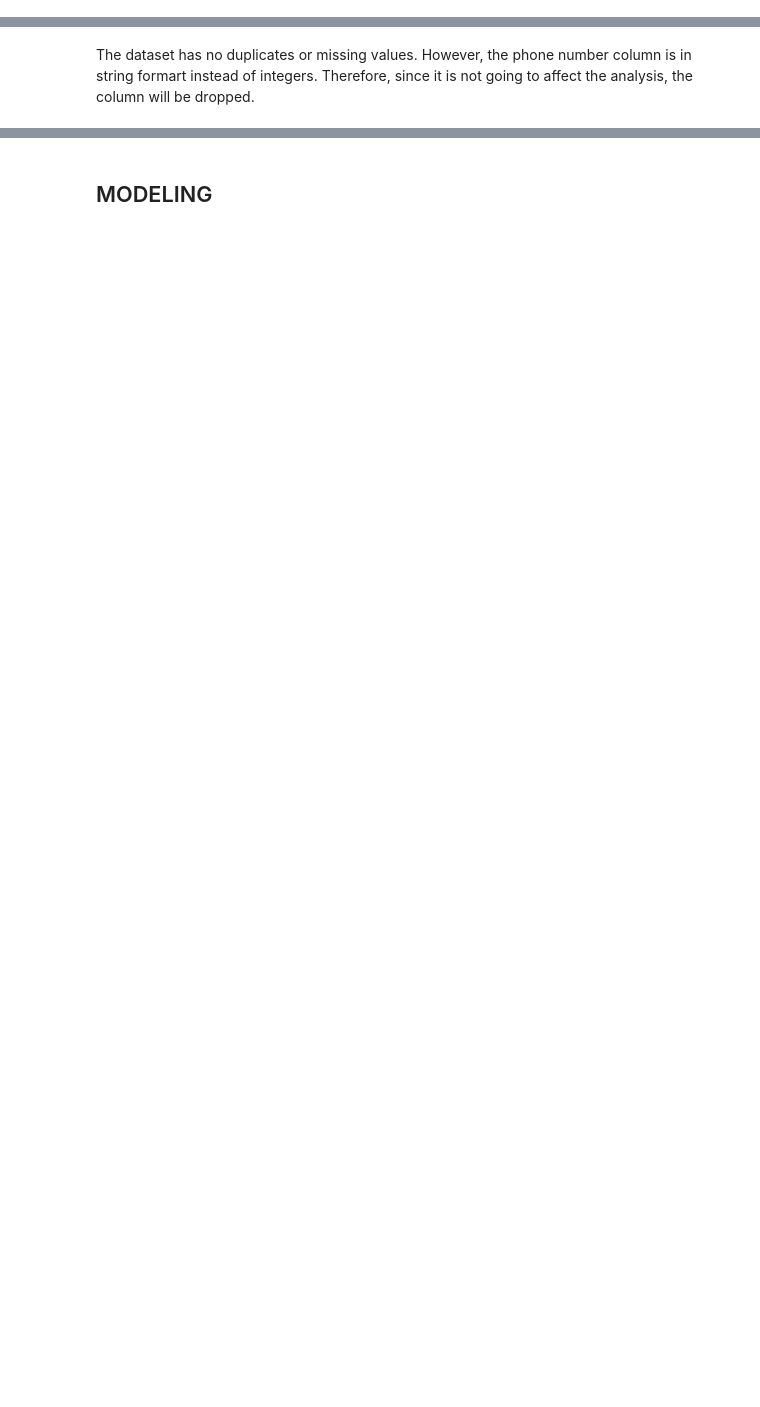
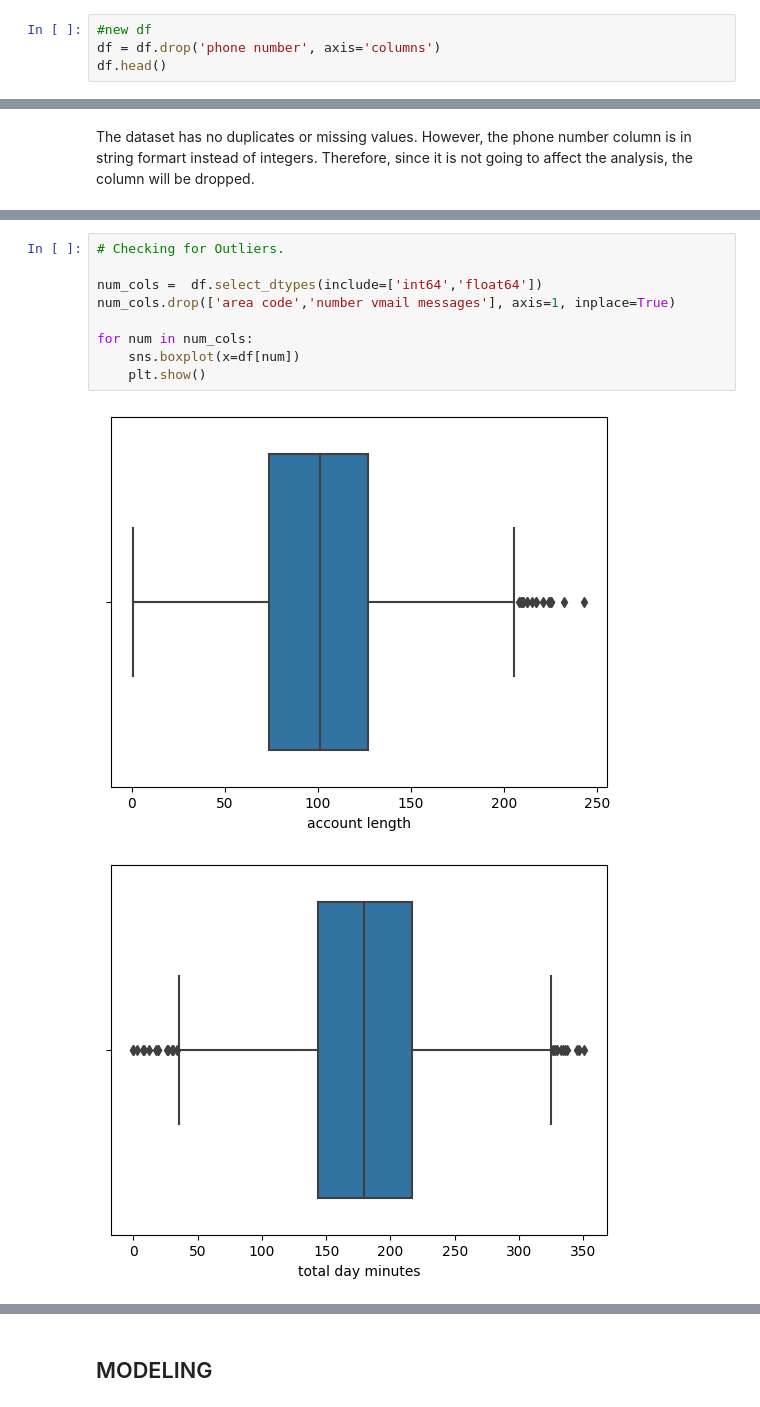
Before and after one commit to Victormawira/Phase-3-Project, a Jupyter notebook: index.ipynb, the cells around one changed output, grey strips where cells are left out. Cells and saved outputs as stored; diff of their text form; blank space fills up the shorter version.

```diff
--- a/index.ipynb
+++ b/index.ipynb
@@ -91,0 +102,4 @@ The dataset (dt) was provided by the client (SyriaTel) from their Database. It h
+# %%
+#new df
+df = df.drop('phone number', axis='columns')
+df.head()
@@ -150,0 +197,12 @@ The dataset has no duplicates or missing values. However, the phone number colum
+# %%
+# Checking for Outliers.
+
+num_cols =  df.select_dtypes(include=['int64','float64'])
+num_cols.drop(['area code','number vmail messages'], axis=1, inplace=True)
+
+for num in num_cols:
+    sns.boxplot(x=df[num])
+    plt.show()
+# %% [output]
+[figure, added]
+[figure, added]
```
Also changed, not shown: parts of 51 cells of this notebook.
